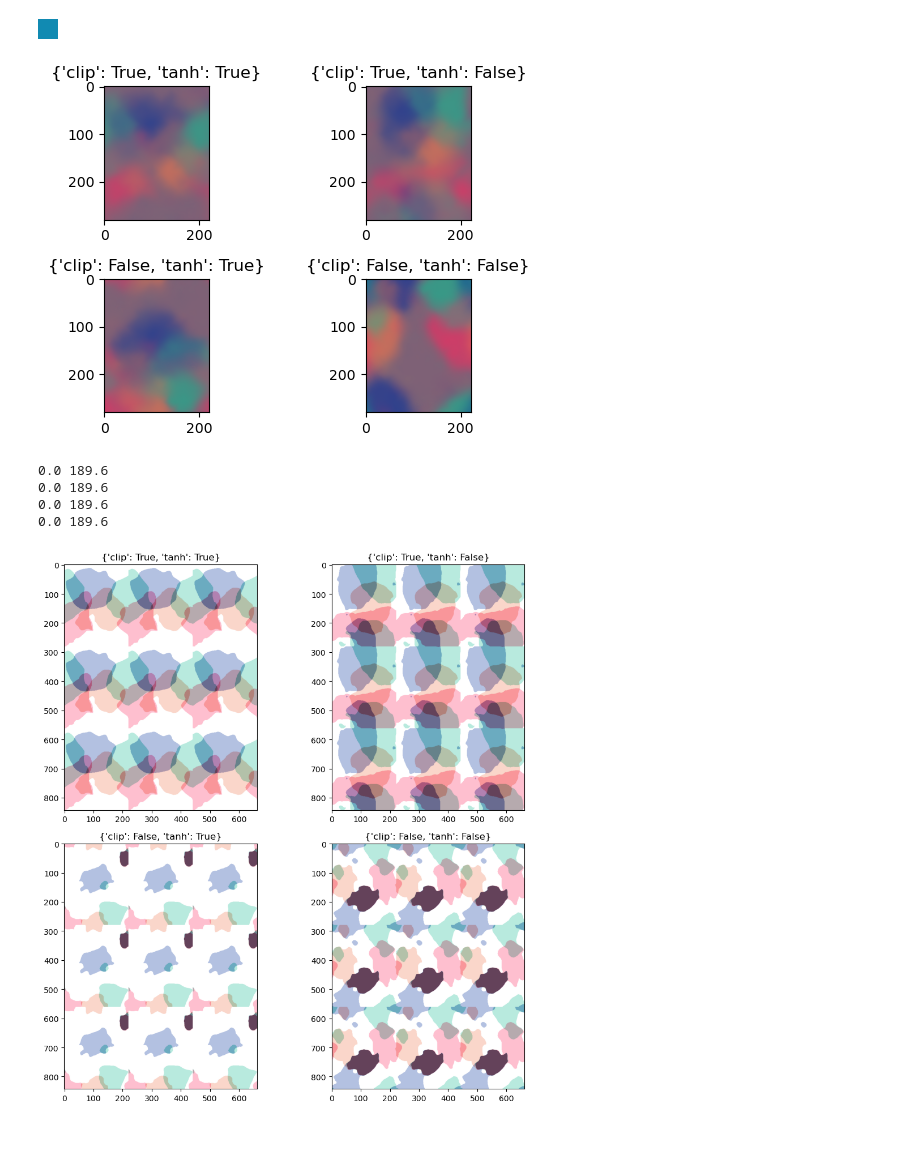
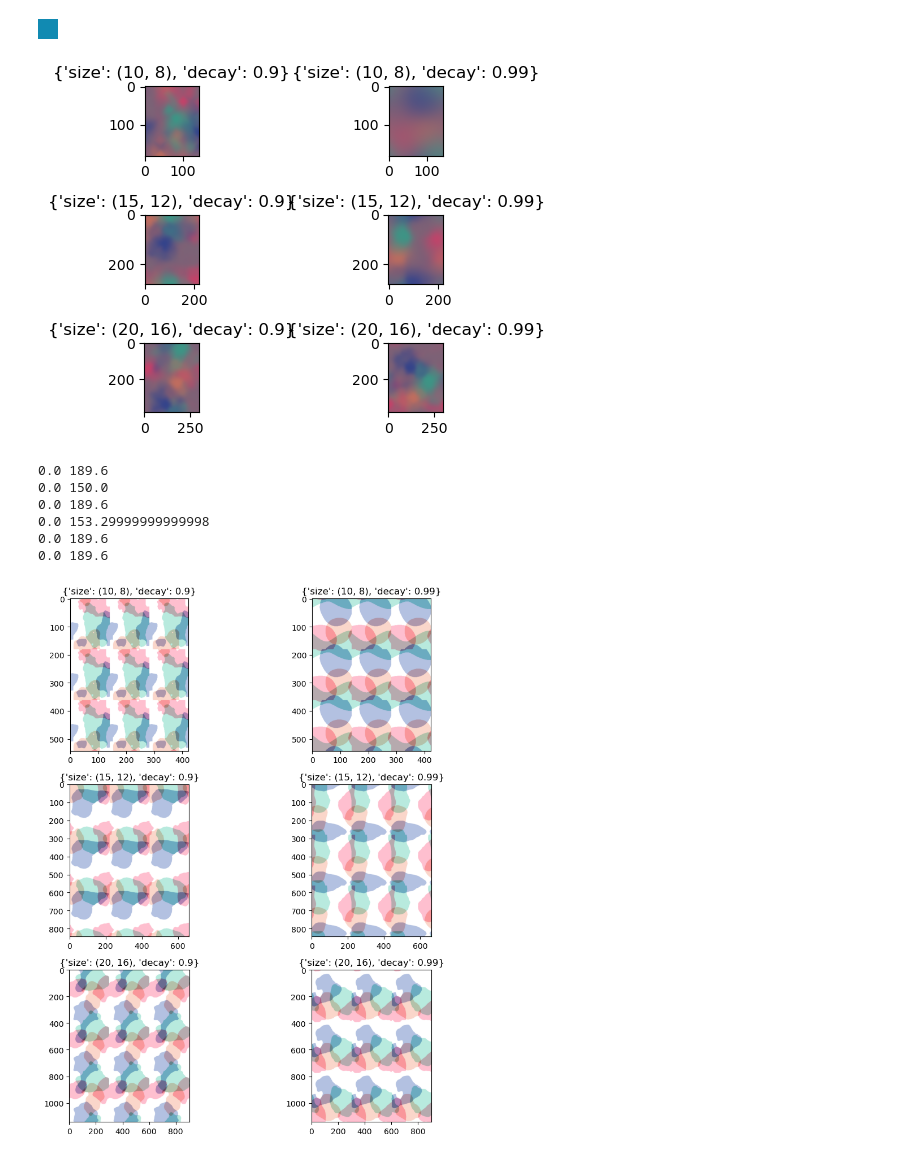
Before and after one commit to laurahsisson/aromap, a Jupyter notebook: compare_charts.ipynb, the cells around one changed output. Saved outputs shown, nothing was run; the diff lists cells and outputs as text; code cells hidden in the pictures.

```diff
--- a/compare_charts.ipynb
+++ b/compare_charts.ipynb
@@ -176,15 +180,12 @@ for map in all_models:
         all_imgs.append(imgar)
     rgb_imgs.append(np.stack(all_imgs,axis=-1))
 
-def to_title(params):
-    return {"clip":params["clip"],"tanh":params["tanh"]}
-
-fig, axs = plt.subplots(2, 2,figsize=(6,4))
+fig, axs = plt.subplots(w, h,figsize=(10,6))
 for i in range(len(all_models)):
-    x = int(i/2)
-    y = i%2
+    x = int(i/h)
+    y = i%h
     axs[x,y].imshow(make_rgb_pil(rgb_imgs[i],1))
-    axs[x,y].set_title(to_title(all_params[i]))
+    axs[x,y].set_title(all_params[i])
 plt.tight_layout()
 plt.show()
 # %% [output]
@@ -199,12 +200,12 @@ def tile_pil(pil_img,tile_w,tile_h):
             dst.paste(pil_img,(x*w,y*h))
     return dst
 
-fig, axs = plt.subplots(2, 2,figsize=(10,6))
+fig, axs = plt.subplots(w, h,figsize=(10,6))
 for i in range(len(all_models)):
-    x = int(i/2)
-    y = i%2
+    x = int(i/h)
+    y = i%h
     axs[x,y].imshow(tile_pil(make_rgb_pil(rgb_imgs[i],0),3,3))
-    axs[x,y].set_title(to_title(all_params[i]))
+    axs[x,y].set_title(all_params[i])
 plt.tight_layout()
 plt.show()
 # %% [output]
@@ -237,44 +238,46 @@ for map in tqdm.tqdm(all_models):
 [figure]
 [figure]
 # %%
-fig, axs = plt.subplots(2, 2,figsize=(6,4))
+fig, axs = plt.subplots(w, h,figsize=(6,4))
 for i,layers in enumerate(all_layers):
     layer_weights = layers.astype(float)/255
     layer_color = np.matmul(layer_weights,color_array) / (layer_weights.sum(axis=-1,keepdims=True))
     layer_color = np.nan_to_num(layer_color,0)
     layer_color = clean(layer_color)
 
-    x = int(i/2)
-    y = i%2
+    x = int(i/h)
+    y = i%h
     axs[x,y].imshow(make_rgb_pil(255-layer_color))
-    axs[x,y].set_title(to_title(all_params[i]))
+    axs[x,y].set_title(all_params[i])
 plt.tight_layout()
 plt.show()
 # %% [output]
-[figure, old version]
+[figure, new version]
 # %%
-fig, axs = plt.subplots(2, 2,figsize=(10,10))
+fig, axs = plt.subplots(w, h ,figsize=(10,10))
 for i,layers in enumerate(all_layers):
     layer_weights = layers.astype(float)/255
     threshed_weights = np.where(layer_weights > .2, .3, 0)
     with np.errstate(divide='ignore', invalid='ignore'):
         layer_color = np.matmul(threshed_weights,color_array)
     # break
     layer_color = np.nan_to_num(layer_color,0,posinf=0,neginf=0)
     print(layer_color.min(),layer_color.max())
     # layer_color = np.clip(layer_color, a_min=0, a_max=255)
     layer_color = clean(layer_color)
 
-    x = int(i/2)
-    y = i%2
+    x = int(i/h)
+    y = i%h
     axs[x,y].imshow(tile_pil(make_rgb_pil(255-layer_color),3,3))
-    axs[x,y].set_title(to_title(all_params[i]))
+    axs[x,y].set_title(all_params[i])
 plt.tight_layout()
 plt.show()
 # %% [output]
+0.0 189.6
+0.0 150.0
+0.0 189.6
+0.0 153.29999999999998
 0.0 189.6
 0.0 189.6
-0.0 189.6
-0.0 189.6
-[figure, old version]
+[figure, new version]
 # %%
```
Also changed, not shown: parts of 6 cells of this notebook.
